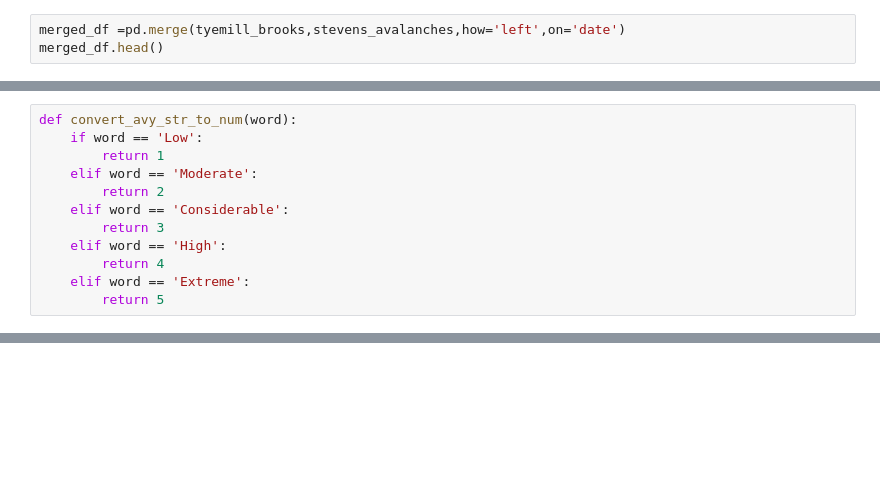
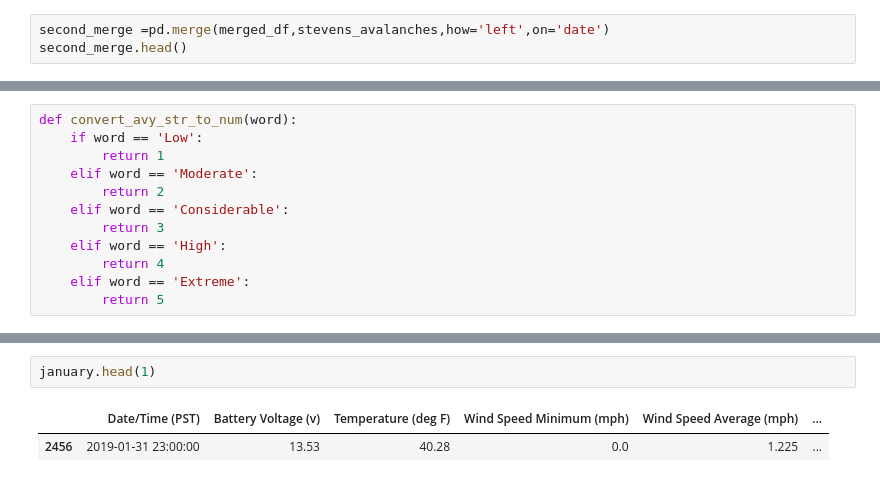
Before and after one commit to kevintheduu/avalanche-predictor, a Jupyter notebook: data_merge.ipynb, the cells around one changed output, grey strips where cells are left out. Cells and saved outputs as stored; diff of their text form; blank space fills up the shorter version.

```diff
--- a/data_merge.ipynb
+++ b/data_merge.ipynb
@@ -166,8 +205,8 @@ stevens_avalanches.head()
 | 12 | Stevens Pass | Low | Low | Low | 2019-01-15 |
 | 13 | Stevens Pass | Moderate | Low | Moderate | 2019-01-14 |
 # %%
-merged_df =pd.merge(tyemill_brooks,stevens_avalanches,how='left',on='date')
-merged_df.head()
+second_merge =pd.merge(merged_df,stevens_avalanches,how='left',on='date')
+second_merge.head()
 # %% [output]
 |  | Date/Time (PST) | Battery Voltage (v) | Temperature (deg F) | Wind Speed Minimum (mph) | Wind Speed Average (mph) | ... |
 | 0 | 2019-05-14 07:00:00 | 12.80 | 37.21 | 0.000 | 4.660 | ... |
@@ -289,0 +343,5 @@ january.describe()
+# %%
+january.head(1)
+# %% [output]
+|  | Date/Time (PST) | Battery Voltage (v) | Temperature (deg F) | Wind Speed Minimum (mph) | Wind Speed Average (mph) | ... |
+| 2456 | 2019-01-31 23:00:00 | 13.53 | 40.28 | 0.0 | 1.225 | ... |
```
Also changed, not shown: parts of 28 cells of this notebook, 3 other files.
